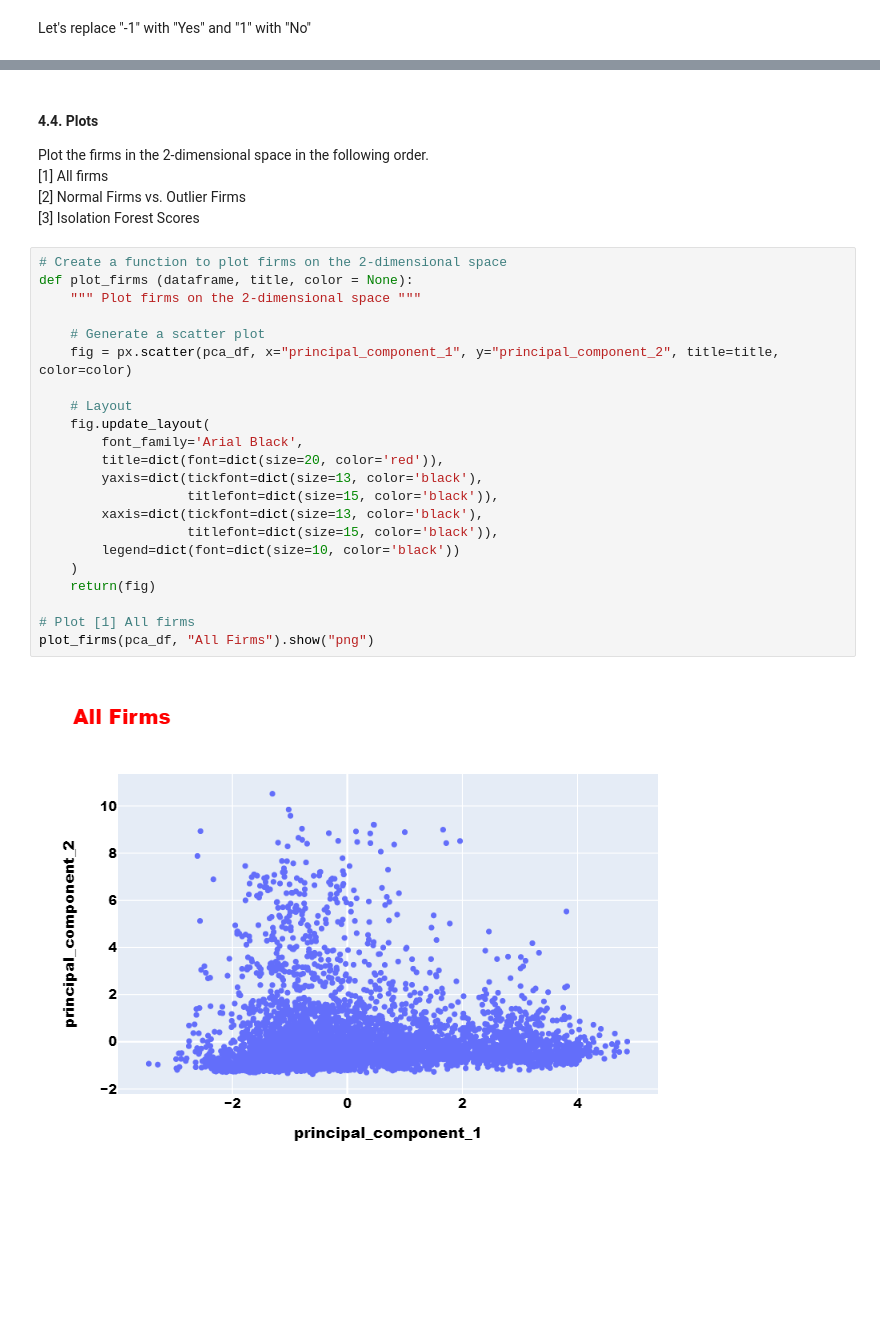
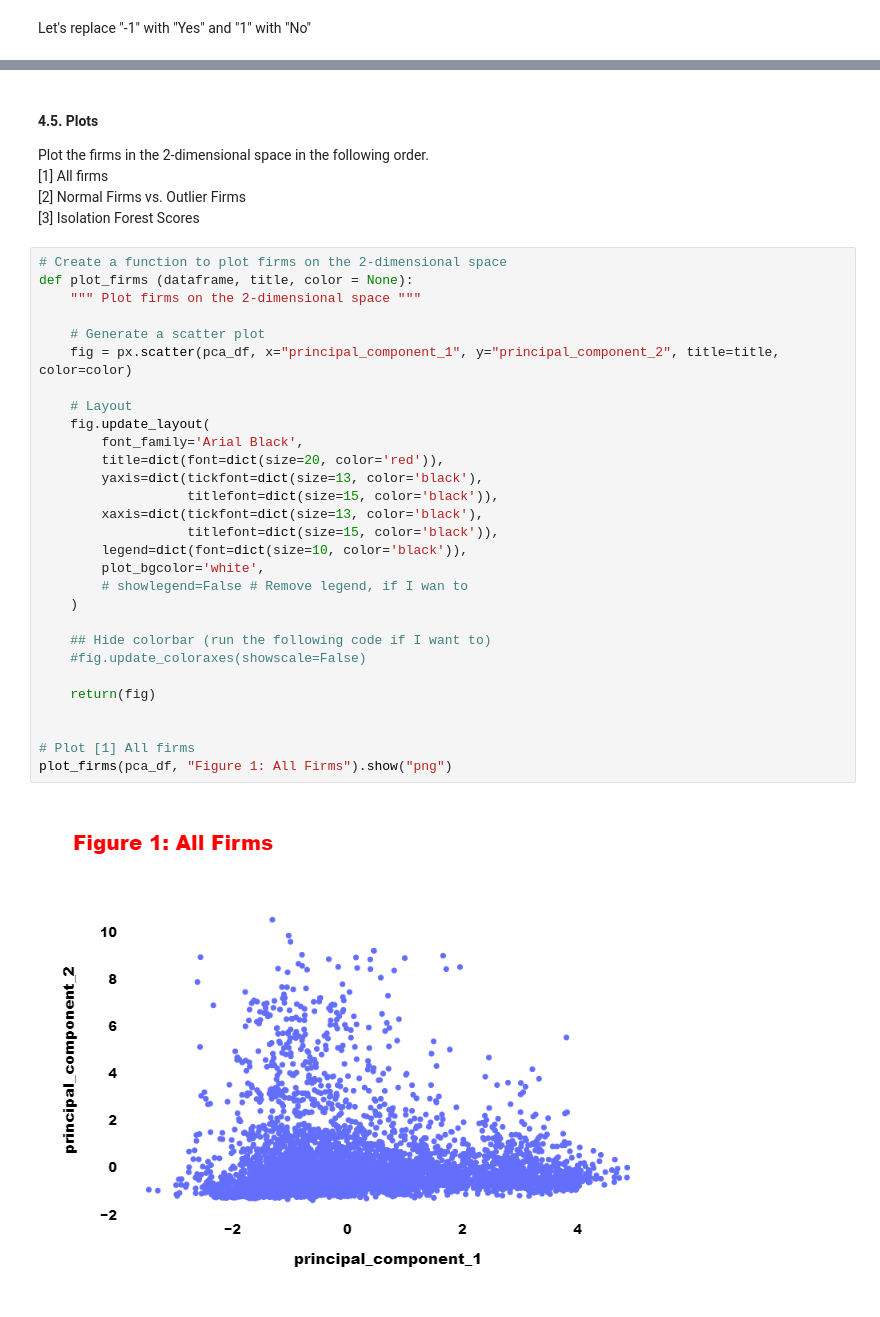
Before and after one commit to youngdataspace/Detect-Outliers-Using-Isolation-Forest, a Jupyter notebook: detect_outliers.ipynb, the cells around one changed output, grey strips where cells are left out. Cells and saved outputs as stored; diff of their text form; blank space fills up the shorter version.

```diff
--- a/detect_outliers.ipynb
+++ b/detect_outliers.ipynb
@@ -268,5 +268,5 @@ pca_df.head()
 # %% [markdown]
-#### 4.4. Plots
+#### 4.5. Plots
 Plot the firms in the 2-dimensional space in the following order.<br>
 [1] All firms<br>
 [2] Normal Firms vs. Outlier Firms<br>
@@ -274,26 +274,33 @@ Plot the firms in the 2-dimensional space in the following order.<br>
 # %%
 # Create a function to plot firms on the 2-dimensional space
 def plot_firms (dataframe, title, color = None):
     """ Plot firms on the 2-dimensional space """
 
     # Generate a scatter plot
     fig = px.scatter(pca_df, x="principal_component_1", y="principal_component_2", title=title, color=color)
 
     # Layout
     fig.update_layout(
         font_family='Arial Black',
         title=dict(font=dict(size=20, color='red')),
         yaxis=dict(tickfont=dict(size=13, color='black'),
                    titlefont=dict(size=15, color='black')),
         xaxis=dict(tickfont=dict(size=13, color='black'),
                    titlefont=dict(size=15, color='black')),
-        legend=dict(font=dict(size=10, color='black'))
+        legend=dict(font=dict(size=10, color='black')),
+        plot_bgcolor='white',
+        # showlegend=False # Remove legend, if I wan to
     )
+
+    ## Hide colorbar (run the following code if I want to)
+    #fig.update_coloraxes(showscale=False)
+
     return(fig)
 
+
 # Plot [1] All firms
-plot_firms(pca_df, "All Firms").show("png")
+plot_firms(pca_df, "Figure 1: All Firms").show("png")
 # %% [output]
-[figure, old version]
+[figure, new version]
 # %%
 # [2] Normal Firms vs. Outlier Firms
```
Also changed, not shown: parts of 10 cells of this notebook.
